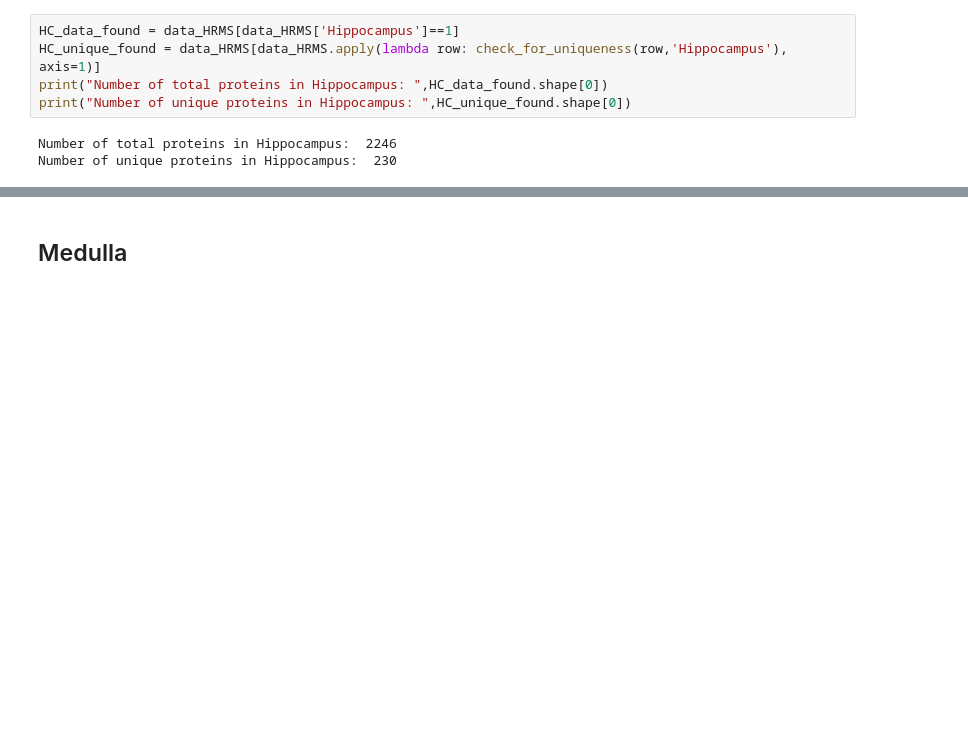
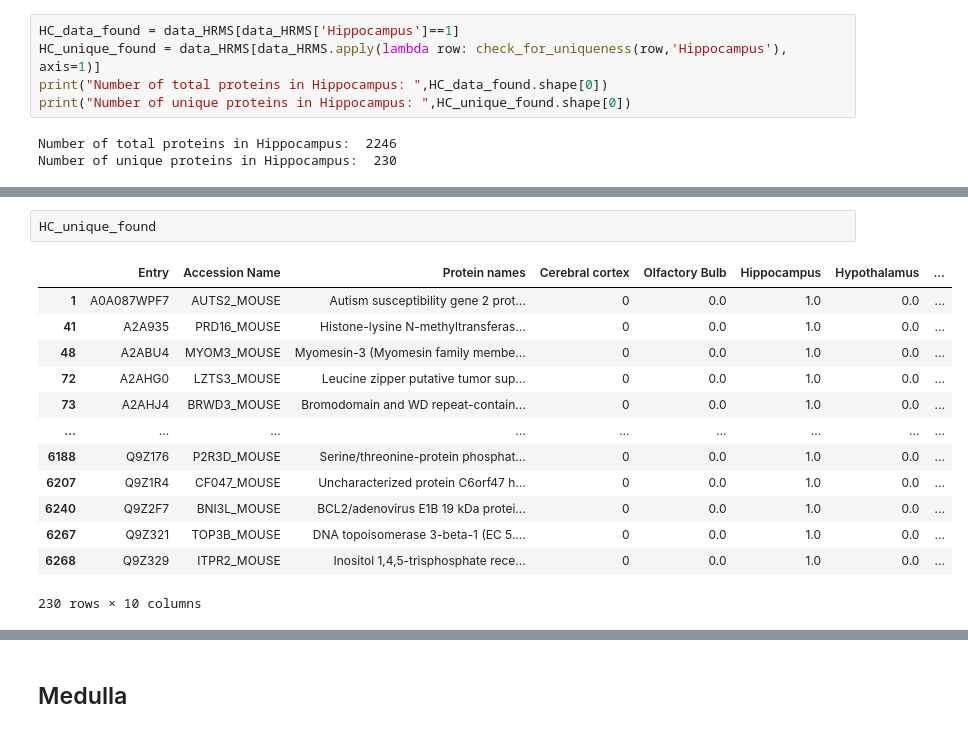
Before and after one commit to konstantinasfr/Mouse-Brain-Proteins, a Jupyter notebook: Part1-Comparative analysis.ipynb, the cells around one changed output, grey strips where cells are left out. Saved outputs shown, nothing was run; the diff lists cells and outputs as text; blank space fills up the shorter version.

```diff
--- a/Part1-Comparative analysis.ipynb
+++ b/Part1-Comparative analysis.ipynb
@@ -580,0 +613,16 @@ Number of unique proteins in Hippocampus:  230
+# %%
+HC_unique_found
+# %% [output]
+|  | Entry | Accession Name | Protein names | Cerebral cortex | Olfactory Bulb | Hippocampus | Hypothalamus | ... |
+| 1 | A0A087WPF7 | AUTS2_MOUSE | Autism susceptibility gene 2 prot... | 0 | 0.0 | 1.0 | 0.0 | ... |
+| 41 | A2A935 | PRD16_MOUSE | Histone-lysine N-methyltransferas... | 0 | 0.0 | 1.0 | 0.0 | ... |
+| 48 | A2ABU4 | MYOM3_MOUSE | Myomesin-3 (Myomesin family membe... | 0 | 0.0 | 1.0 | 0.0 | ... |
+| 72 | A2AHG0 | LZTS3_MOUSE | Leucine zipper putative tumor sup... | 0 | 0.0 | 1.0 | 0.0 | ... |
+| 73 | A2AHJ4 | BRWD3_MOUSE | Bromodomain and WD repeat-contain... | 0 | 0.0 | 1.0 | 0.0 | ... |
+| ... | ... | ... | ... | ... | ... | ... | ... | ... |
+| 6188 | Q9Z176 | P2R3D_MOUSE | Serine/threonine-protein phosphat... | 0 | 0.0 | 1.0 | 0.0 | ... |
+| 6207 | Q9Z1R4 | CF047_MOUSE | Uncharacterized protein C6orf47 h... | 0 | 0.0 | 1.0 | 0.0 | ... |
+| 6240 | Q9Z2F7 | BNI3L_MOUSE | BCL2/adenovirus E1B 19 kDa protei... | 0 | 0.0 | 1.0 | 0.0 | ... |
+| 6267 | Q9Z321 | TOP3B_MOUSE | DNA topoisomerase 3-beta-1 (EC 5.... | 0 | 0.0 | 1.0 | 0.0 | ... |
+| 6268 | Q9Z329 | ITPR2_MOUSE | Inositol 1,4,5-trisphosphate rece... | 0 | 0.0 | 1.0 | 0.0 | ... |
+230 rows × 10 columns
```
Also changed, not shown: parts of 14 cells of this notebook.
